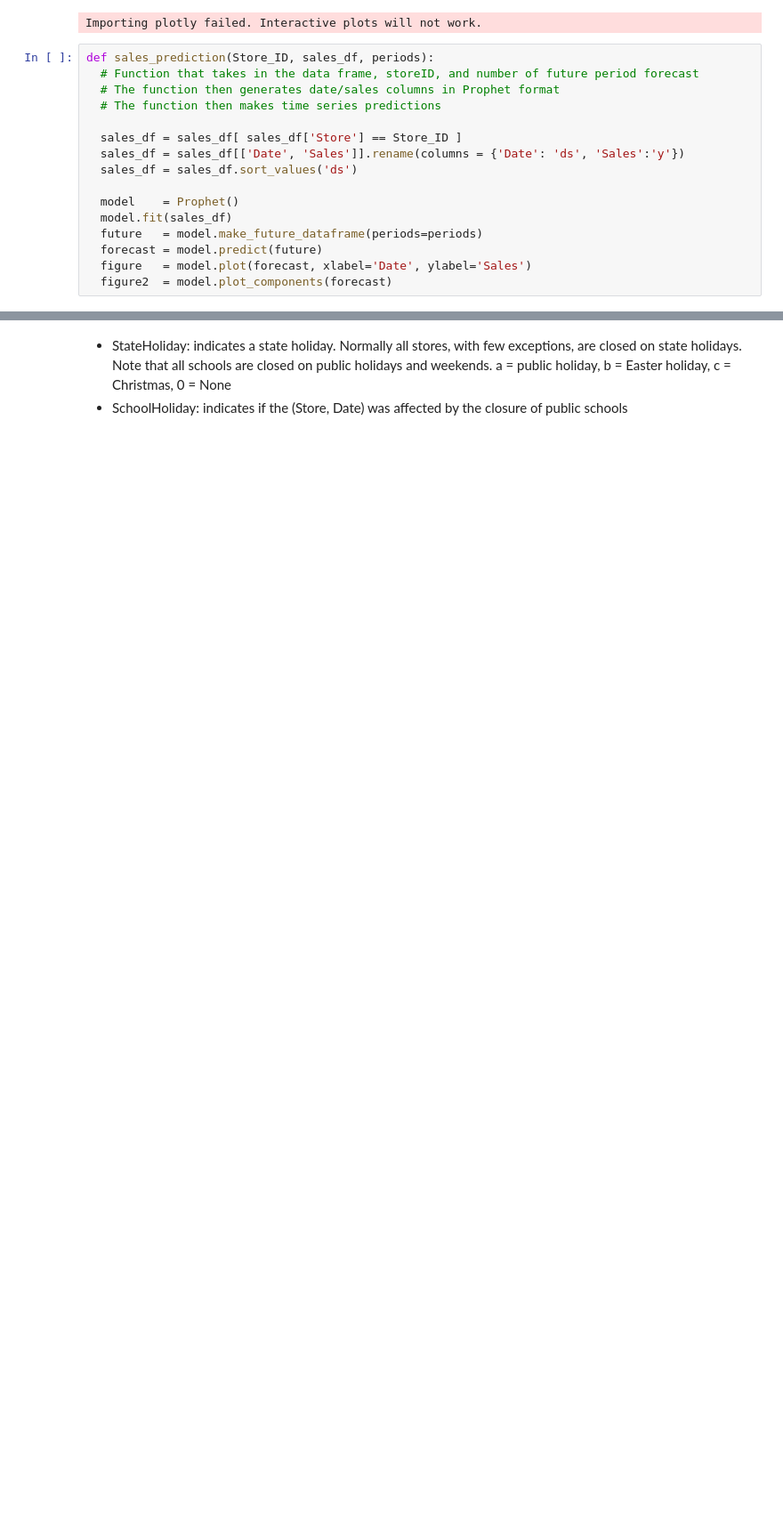
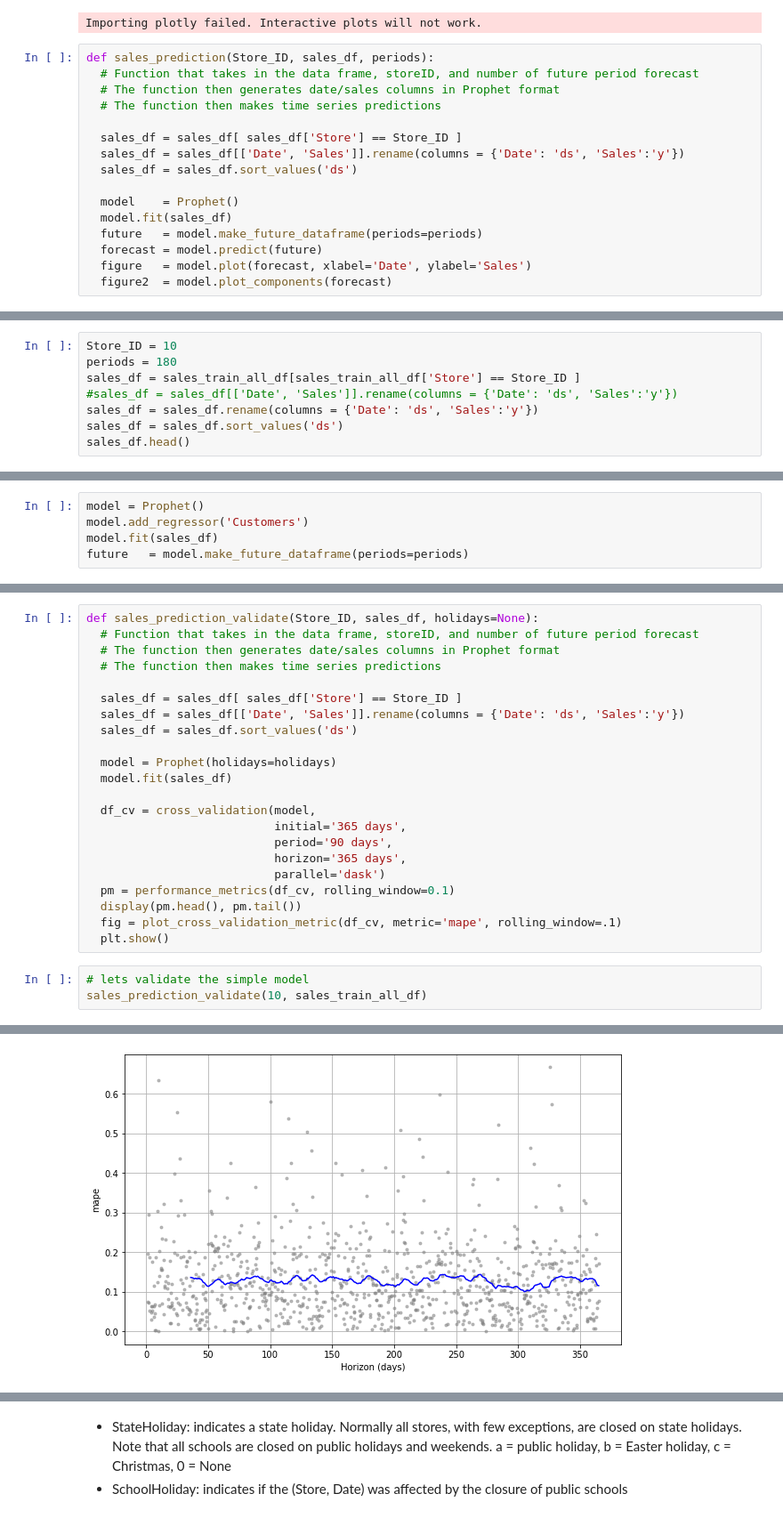
Before and after one commit to Sebastian1981/Time_Series_Sales_Prediction, a Jupyter notebook: ts_sales_prediction_poc.ipynb, the cells around one changed output, grey strips where cells are left out. Shown at 89% size. Cells and saved outputs as stored; diff of their text form; blank space fills up the shorter version.

```diff
--- a/ts_sales_prediction_poc.ipynb
+++ b/ts_sales_prediction_poc.ipynb
@@ -694,0 +695,8 @@ INFO:fbprophet:Disabling daily seasonality. Run prophet with daily_seasonality=T
+# %%
+Store_ID = 10
+periods = 180
+sales_df = sales_train_all_df[sales_train_all_df['Store'] == Store_ID ]
+#sales_df = sales_df[['Date', 'Sales']].rename(columns = {'Date': 'ds', 'Sales':'y'})
+sales_df = sales_df.rename(columns = {'Date': 'ds', 'Sales':'y'})
+sales_df = sales_df.sort_values('ds')
+sales_df.head()
@@ -694,0 +710,5 @@ INFO:fbprophet:Disabling daily seasonality. Run prophet with daily_seasonality=T
+# %%
+model = Prophet()
+model.add_regressor('Customers')
+model.fit(sales_df)
+future   = model.make_future_dataframe(periods=periods)
@@ -694,0 +791,26 @@ INFO:fbprophet:Disabling daily seasonality. Run prophet with daily_seasonality=T
+# %%
+def sales_prediction_validate(Store_ID, sales_df, holidays=None):
+  # Function that takes in the data frame, storeID, and number of future period forecast
+  # The function then generates date/sales columns in Prophet format
+  # The function then makes time series predictions
+
+  sales_df = sales_df[ sales_df['Store'] == Store_ID ]
+  sales_df = sales_df[['Date', 'Sales']].rename(columns = {'Date': 'ds', 'Sales':'y'})
+  sales_df = sales_df.sort_values('ds')
+
+  model = Prophet(holidays=holidays)
+  model.fit(sales_df)
+
+  df_cv = cross_validation(model,
+                           initial='365 days',
+                           period='90 days',
+                           horizon='365 days',
+                           parallel='dask')
+  pm = performance_metrics(df_cv, rolling_window=0.1)
+  display(pm.head(), pm.tail())
+  fig = plot_cross_validation_metric(df_cv, metric='mape', rolling_window=.1)
+  plt.show()
+# %%
+# lets validate the simple model
+sales_prediction_validate(10, sales_train_all_df)
+# %% [output]
@@ -694,0 +833 @@ INFO:fbprophet:Disabling daily seasonality. Run prophet with daily_seasonality=T
+[figure, added]
```
Also changed, not shown: parts of 26 cells of this notebook.
